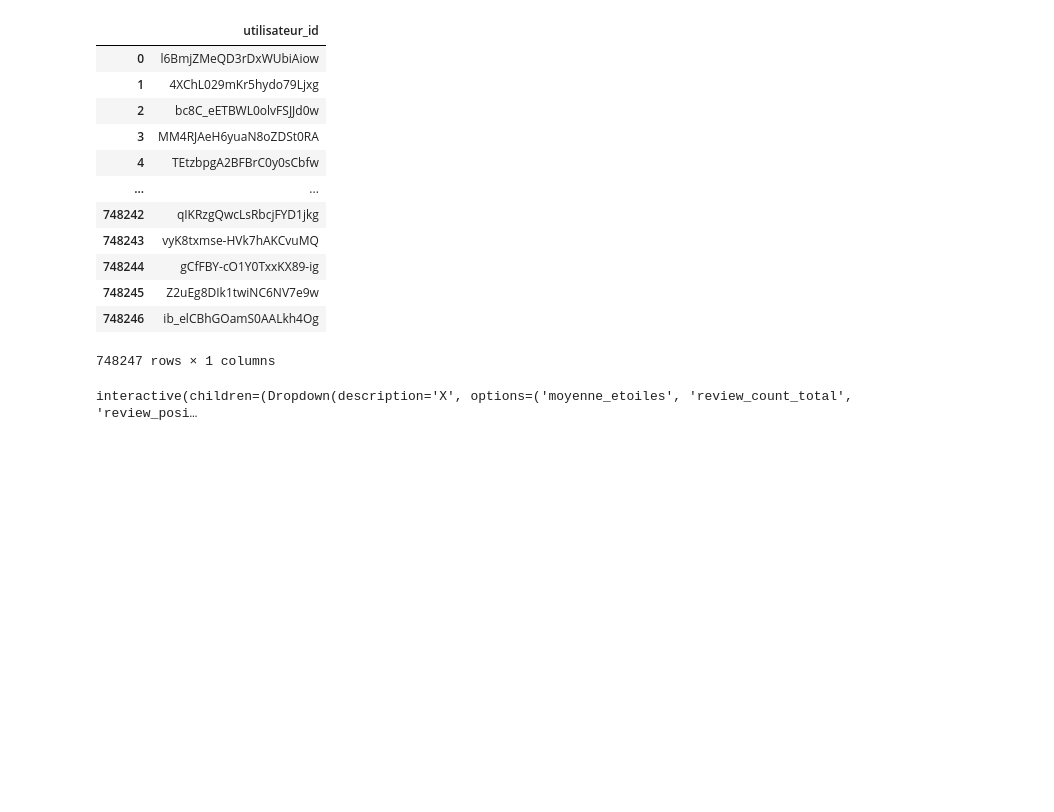
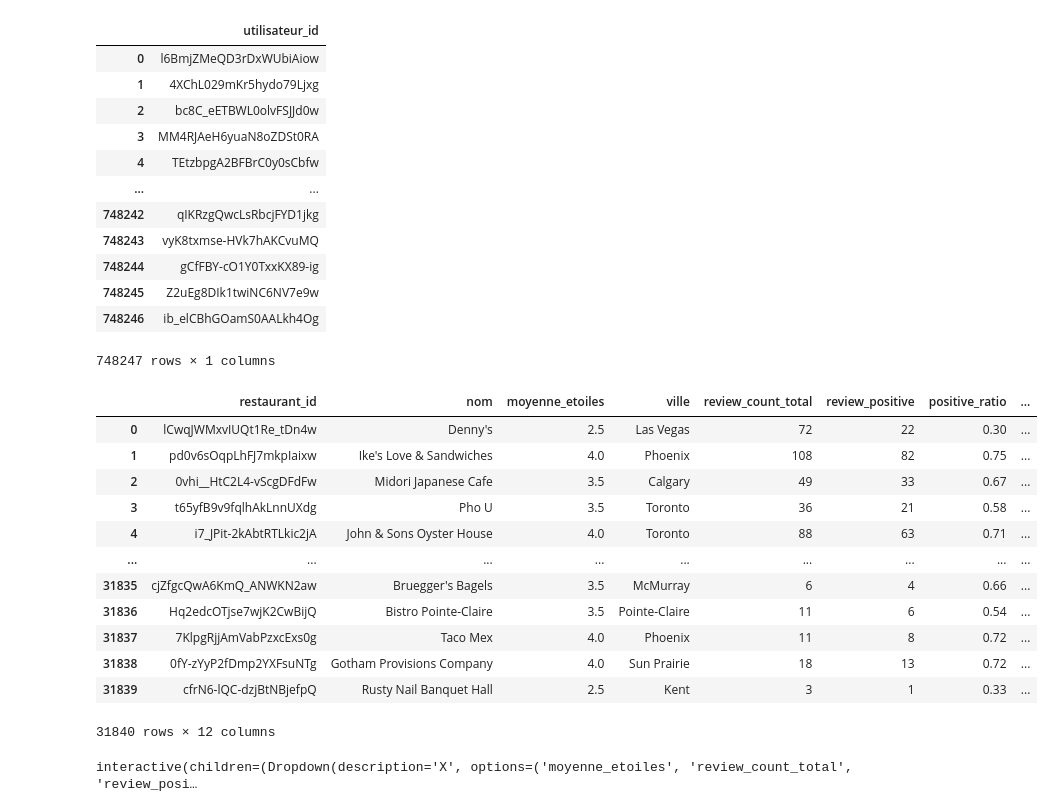
Before and after one commit to Marc-AntoineMercier/420-514-MV-TP03, a Jupyter notebook: jointure.ipynb, the cells around one changed output. Saved outputs shown, nothing was run; the diff lists cells and outputs as text; code cells hidden in the pictures; blank space fills up the shorter version.

```diff
--- a/jointure.ipynb
+++ b/jointure.ipynb
@@ -152,6 +152,22 @@ data = data.merge(df_horaires[["restaurant_id", "avg_open_hours"]],
     how="left")
 # %%
 data.to_csv(export_path)
+# %%
+data
+# %% [output]
+|  | restaurant_id | nom | moyenne_etoiles | ville | review_count_total | review_positive | positive_ratio | ... |
+| 0 | lCwqJWMxvIUQt1Re_tDn4w | Denny's | 2.5 | Las Vegas | 72 | 22 | 0.30 | ... |
+| 1 | pd0v6sOqpLhFJ7mkpIaixw | Ike's Love & Sandwiches | 4.0 | Phoenix | 108 | 82 | 0.75 | ... |
+| 2 | 0vhi__HtC2L4-vScgDFdFw | Midori Japanese Cafe | 3.5 | Calgary | 49 | 33 | 0.67 | ... |
+| 3 | t65yfB9v9fqlhAkLnnUXdg | Pho U | 3.5 | Toronto | 36 | 21 | 0.58 | ... |
+| 4 | i7_JPit-2kAbtRTLkic2jA | John & Sons Oyster House | 4.0 | Toronto | 88 | 63 | 0.71 | ... |
+| ... | ... | ... | ... | ... | ... | ... | ... | ... |
+| 31835 | cjZfgcQwA6KmQ_ANWKN2aw | Bruegger's Bagels | 3.5 | McMurray | 6 | 4 | 0.66 | ... |
+| 31836 | Hq2edcOTjse7wjK2CwBijQ | Bistro Pointe-Claire | 3.5 | Pointe-Claire | 11 | 6 | 0.54 | ... |
+| 31837 | 7KlpgRjjAmVabPzxcExs0g | Taco Mex | 4.0 | Phoenix | 11 | 8 | 0.72 | ... |
+| 31838 | 0fY-zYyP2fDmp2YXFsuNTg | Gotham Provisions Company | 4.0 | Sun Prairie | 18 | 13 | 0.72 | ... |
+| 31839 | cfrN6-lQC-dzjBtNBjefpQ | Rusty Nail Banquet Hall | 2.5 | Kent | 3 | 1 | 0.33 | ... |
+31840 rows × 12 columns
 # %%
 numeric_columns = data.select_dtypes('number').columns
 
```
Also changed, not shown: 1 other file.
